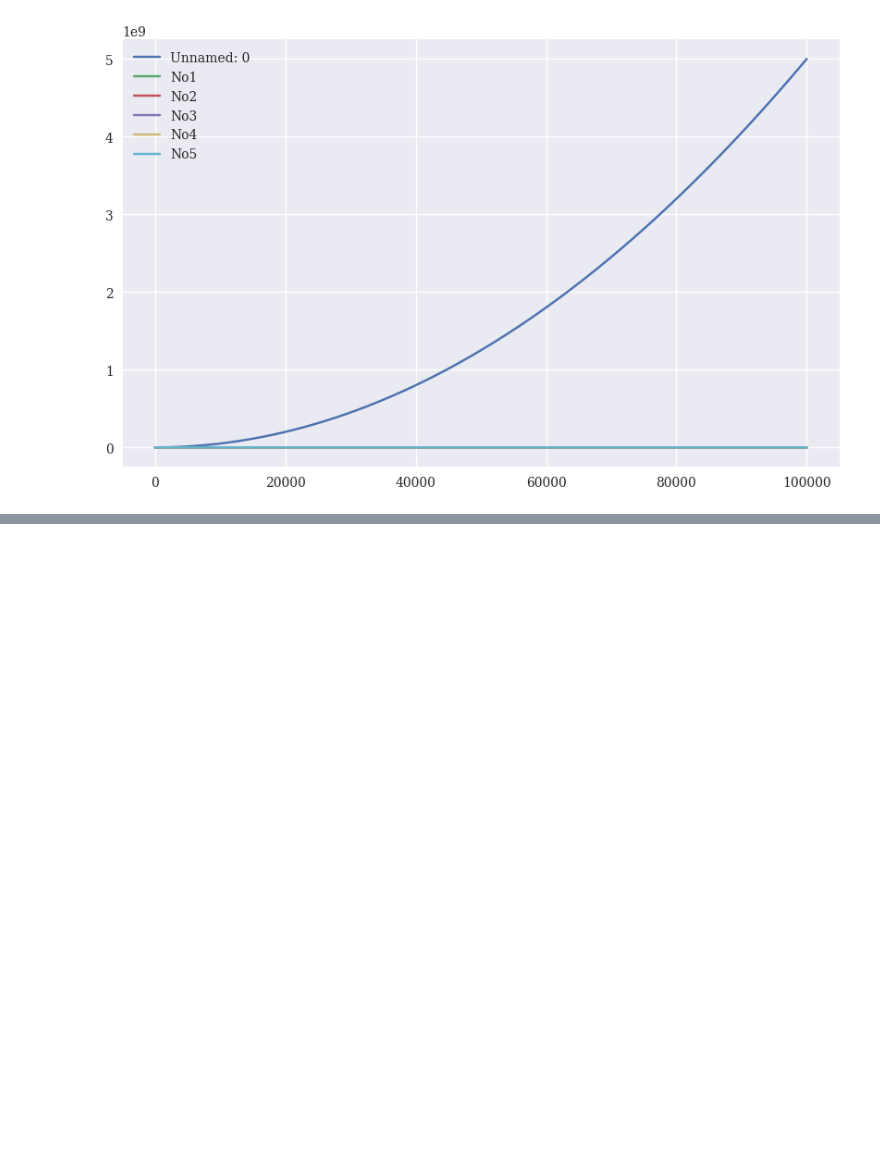
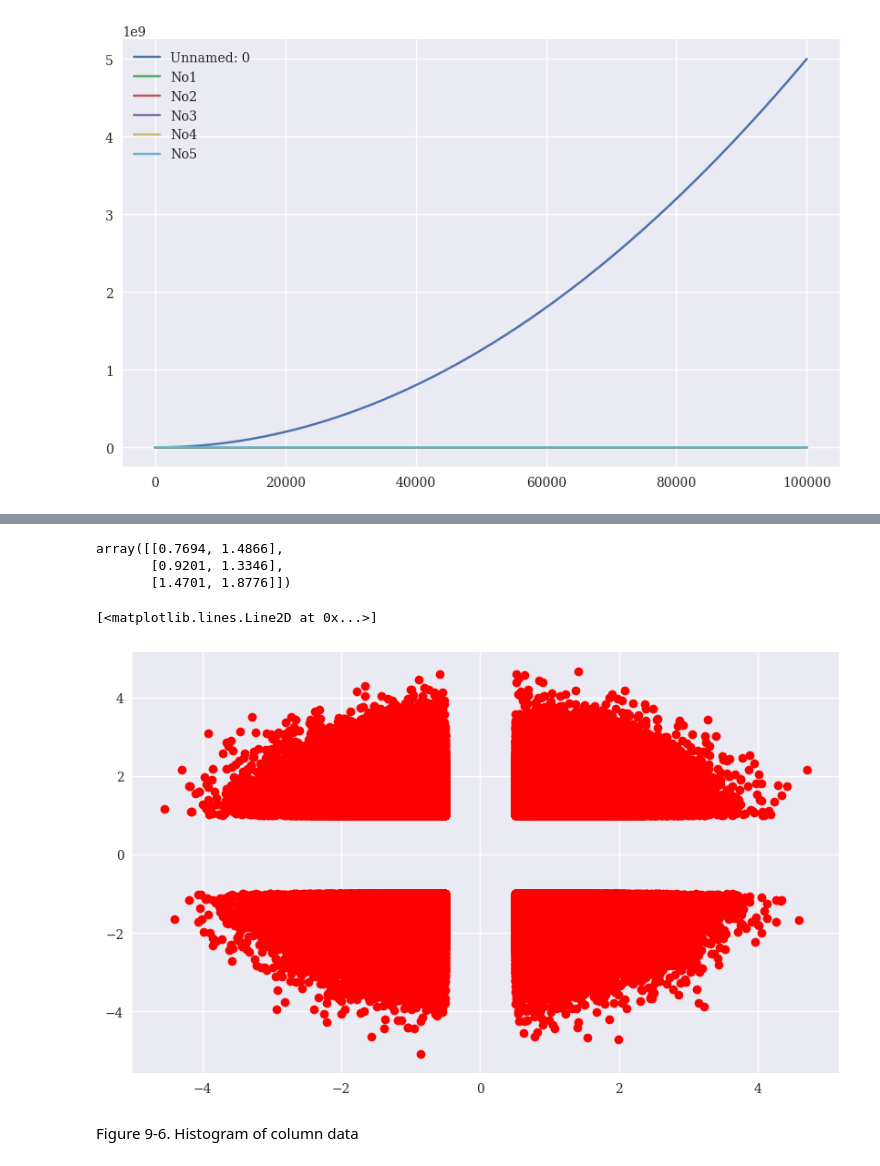
Before and after one commit to Youngsoo1024/Python_Finance, a Jupyter notebook: Chap9/ch9_test.ipynb, the cells around one changed output, grey strips where cells are left out. Cells and saved outputs as stored; diff of their text form; code cells hidden in the pictures; blank space fills up the shorter version.

```diff
--- a/Chap9/ch9_test.ipynb
+++ b/Chap9/ch9_test.ipynb
@@ -603,0 +784,15 @@ h5 = tb.open_file(filename, 'w')
+# %%
+res = np.array(res)
+res[:3]
+# %% [output]
+array([[0.7694, 1.4866],
+       [0.9201, 1.3346],
+       [1.4701, 1.8776]])
+# %%
+plt.figure(figsize=(10,6))
+plt.plot(res.T[0], res.T[1], 'ro')
+# %% [output]
+[<matplotlib.lines.Line2D at 0x...>]
+[figure, added]
+# %% [markdown]
+Figure 9-6. Histogram of column data
```
Also changed, not shown: parts of 103 cells of this notebook, 1 other file.
